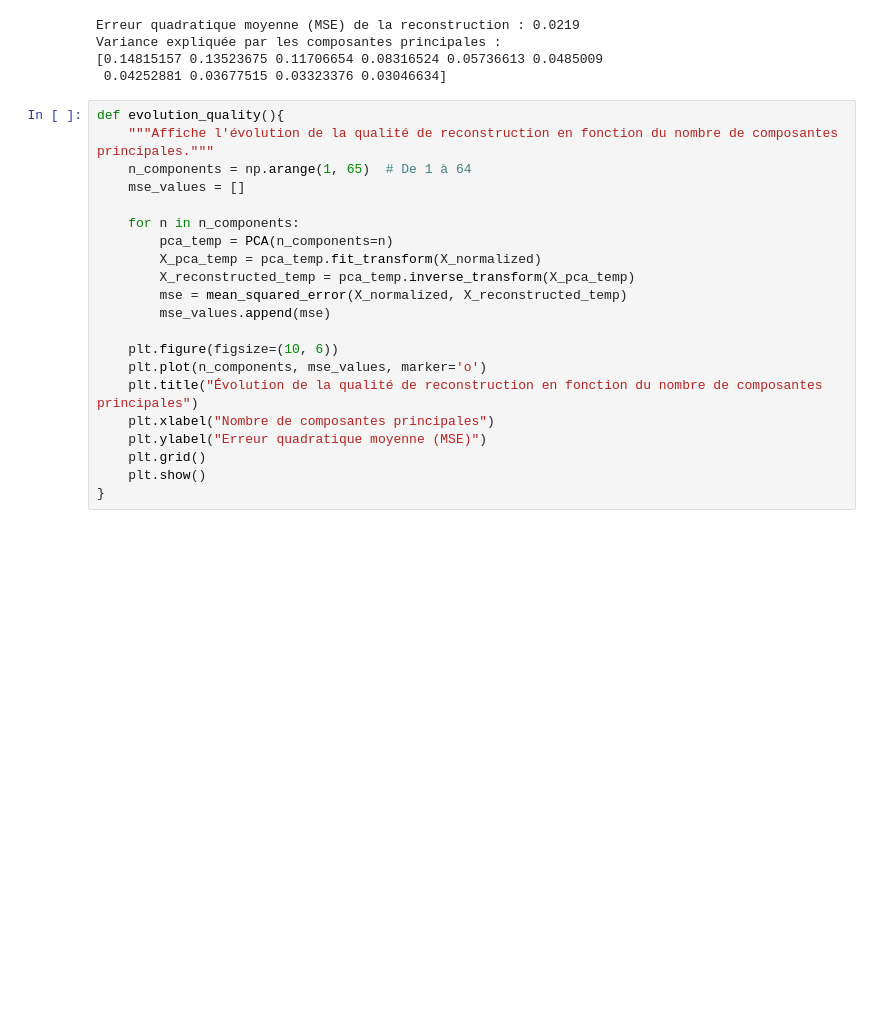
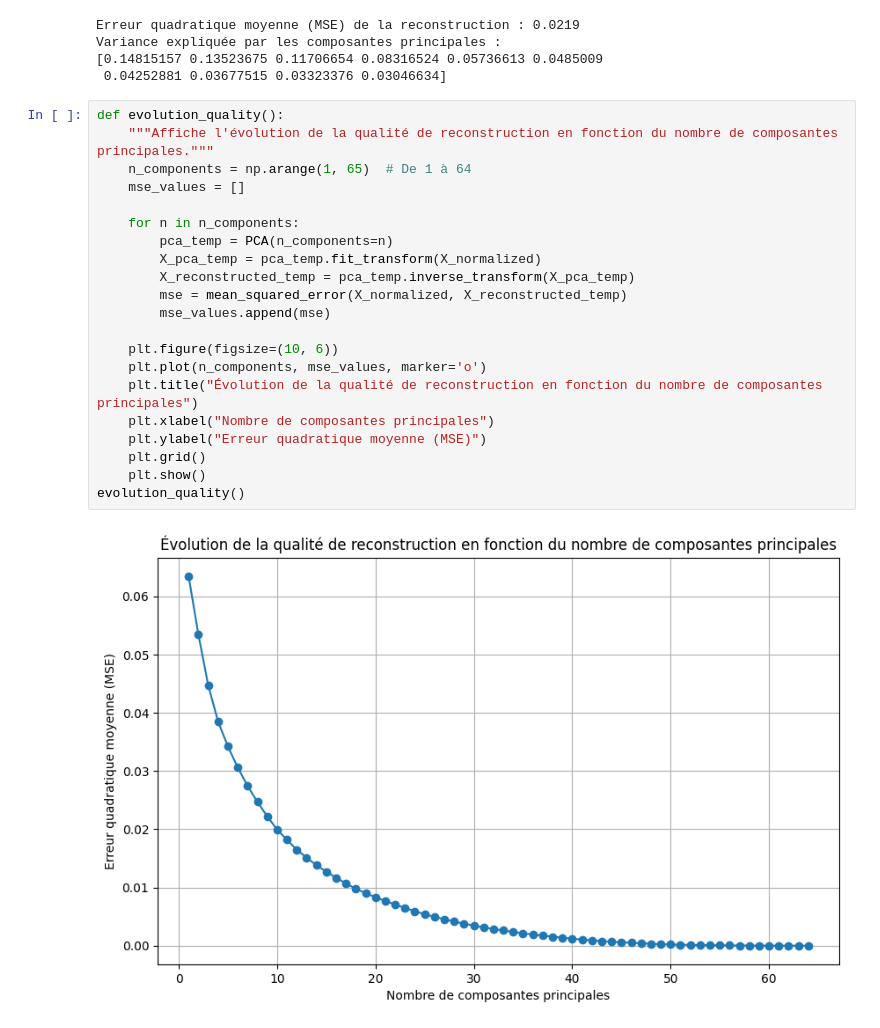
Before and after one commit to gt124578/ML-Project, a Jupyter notebook: Notebook_ML.ipynb, the cells around one changed output. Saved outputs shown, nothing was run; the diff lists cells and outputs as text; blank space fills up the shorter version.

```diff
--- a/Notebook_ML.ipynb
+++ b/Notebook_ML.ipynb
@@ -139,23 +166,25 @@ Variance expliquée par les composantes principales :
 [0.14815157 0.13523675 0.11706654 0.08316524 0.05736613 0.0485009
  0.04252881 0.03677515 0.03323376 0.03046634]
 # %%
-def evolution_quality(){
+def evolution_quality():
     """Affiche l'évolution de la qualité de reconstruction en fonction du nombre de composantes principales."""
     n_components = np.arange(1, 65)  # De 1 à 64
     mse_values = []
 
     for n in n_components:
         pca_temp = PCA(n_components=n)
         X_pca_temp = pca_temp.fit_transform(X_normalized)
         X_reconstructed_temp = pca_temp.inverse_transform(X_pca_temp)
         mse = mean_squared_error(X_normalized, X_reconstructed_temp)
         mse_values.append(mse)
 
     plt.figure(figsize=(10, 6))
     plt.plot(n_components, mse_values, marker='o')
     plt.title("Évolution de la qualité de reconstruction en fonction du nombre de composantes principales")
     plt.xlabel("Nombre de composantes principales")
     plt.ylabel("Erreur quadratique moyenne (MSE)")
     plt.grid()
     plt.show()
-}
+evolution_quality()
+# %% [output]
+[figure, added]
```
Also changed, not shown: parts of 18 cells of this notebook.
